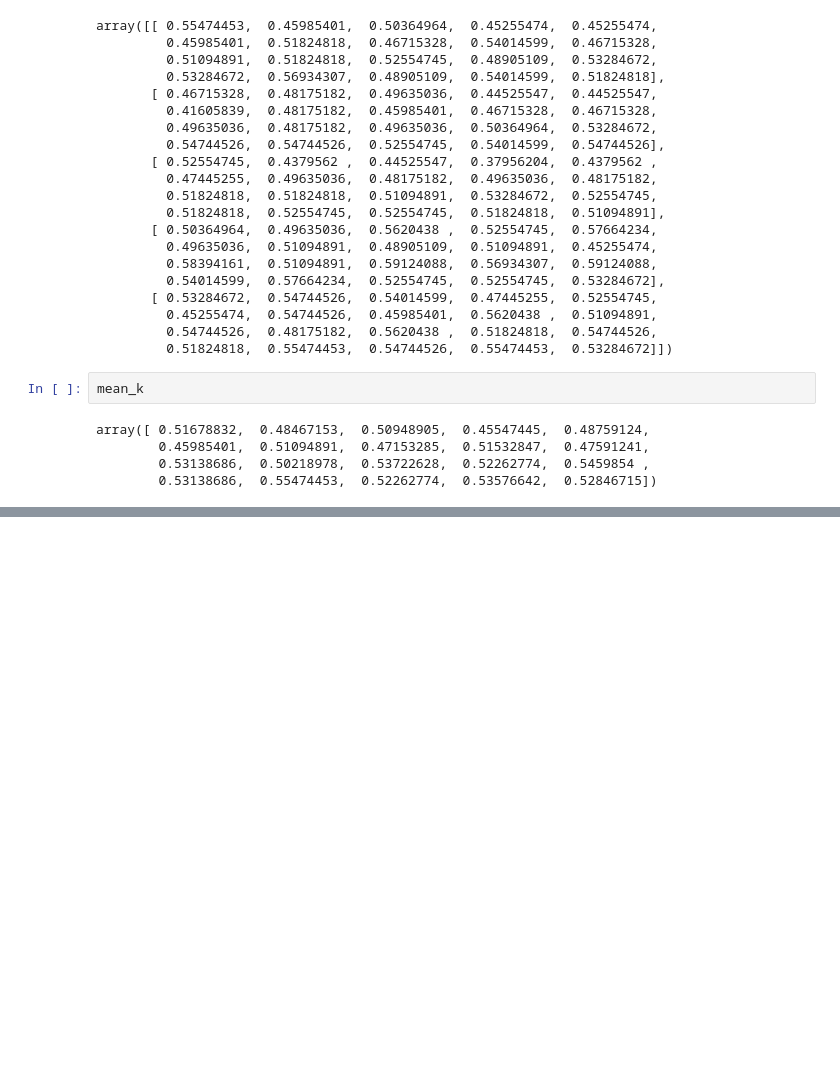
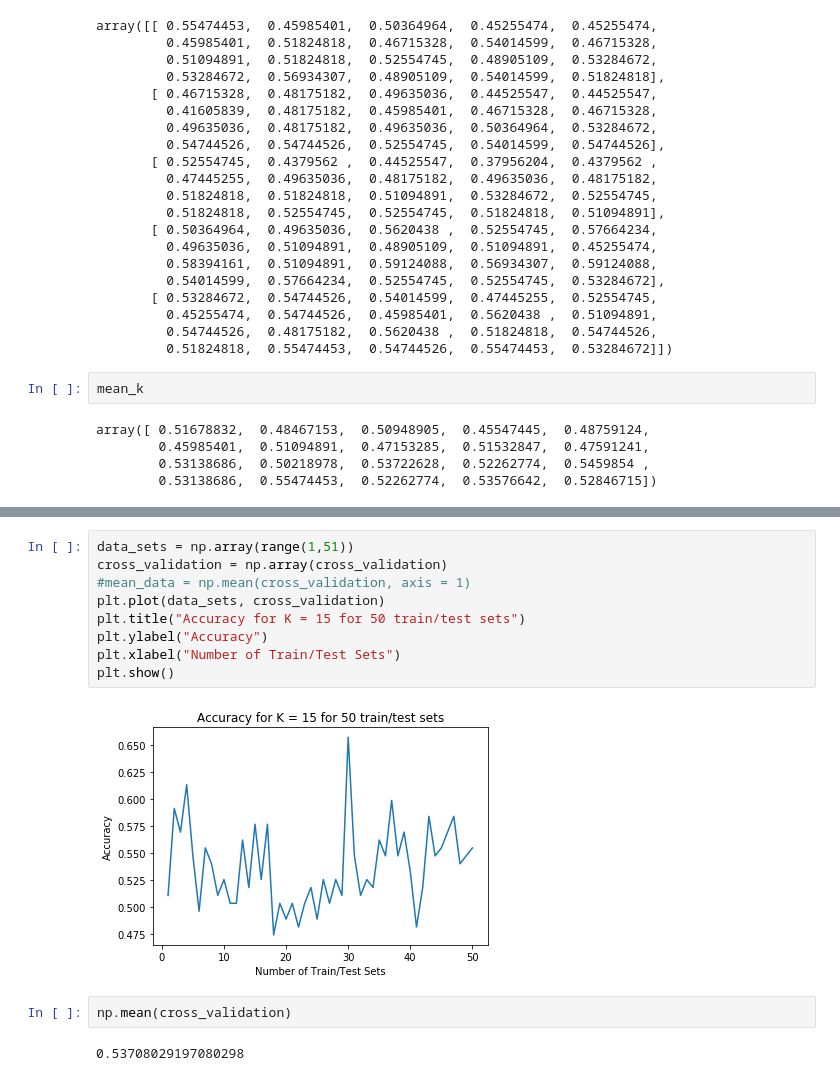
Before and after one commit to rdavtian/CPE-466-Final-Project, a Jupyter notebook: TestingK_BackCourt_FrontCourt.ipynb, the cells around one changed output, grey strips where cells are left out. Drawn from its saved outputs; the diff is of its cells as text; blank space fills up the shorter version.

```diff
--- a/TestingK_BackCourt_FrontCourt.ipynb
+++ b/TestingK_BackCourt_FrontCourt.ipynb
@@ -254,0 +296,15 @@ array([ 0.51678832,  0.48467153,  0.50948905,  0.45547445,  0.48759124,
+# %%
+data_sets = np.array(range(1,51))
+cross_validation = np.array(cross_validation)
+#mean_data = np.mean(cross_validation, axis = 1)
+plt.plot(data_sets, cross_validation)
+plt.title("Accuracy for K = 15 for 50 train/test sets")
+plt.ylabel("Accuracy")
+plt.xlabel("Number of Train/Test Sets")
+plt.show()
+# %% [output]
+[figure, added]
+# %%
+np.mean(cross_validation)
+# %% [output]
+0.53708029197080298
```
Also changed, not shown: parts of 1 cell of this notebook, 1 other file.
